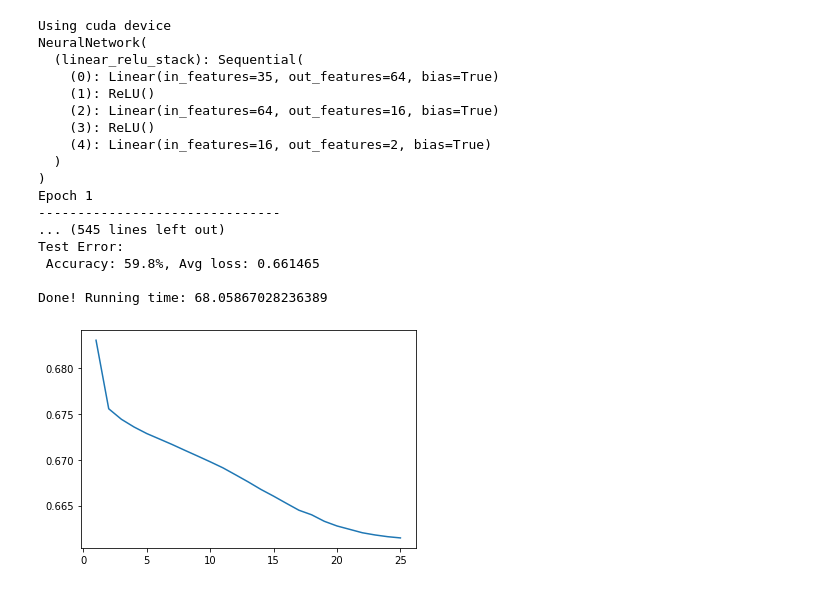
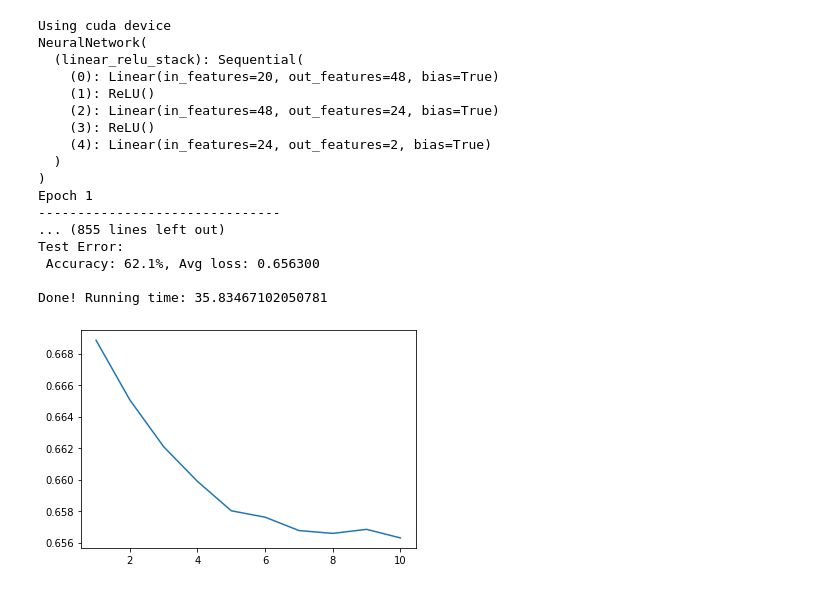
Before and after one commit to Shimin-CUFE/R6S-rankdata-analysis, a Jupyter notebook: data_preview.ipynb, the cells around one changed output. Drawn from its saved outputs; the diff is of its cells as text; code cells hidden in the pictures.

```diff
--- a/data_preview.ipynb
+++ b/data_preview.ipynb
@@ -8,11 +8,12 @@ rankdata_000 = pd.read_csv(
 # %%
 # 初步筛选
 data = rankdata_000.loc[:,
-       ['matchid', 'roundnumber', 'gamemode', 'mapname', 'roundduration', 'skillrank', 'role', 'haswon']]
-data = data.loc[data['role'] == 'Defender']
+       ['matchid', 'roundnumber', 'gamemode', 'mapname', 'roundduration', 'skillrank', 'role', 'haswon', 'operator']]
+# 筛选进攻or防守方
+data = data.loc[data['role'] == 'Attacker']
 # %%
 # 干员转换哑变量
-opdata = pd.get_dummies(rankdata_000['operator'], drop_first=False, prefix='OP')
+opdata = pd.get_dummies(data['operator'], drop_first=False, prefix='OP')
 newdata = pd.merge(data, opdata, left_index=True, right_index=True)
 new_matchid = newdata['matchid'].map(str) + "_" + newdata['roundnumber'].map(str) + "_" + newdata['role'].map(str)
 newdata = newdata.drop(labels=['matchid', 'roundnumber', 'role'], axis=1)
@@ -52,6 +53,6 @@ SCALE = res.shape[0]
 label = np.array(res.loc[:SCALE - 1, :]['haswon'])
 print(label.shape)
 train_data = np.array(
-    res.drop(labels=['newmatchid', 'haswon', 'gamemode', 'mapname', 'roundduration', 'skillrank'], axis=1).loc[:SCALE - 1, :])
+    res.drop(labels=['newmatchid', 'haswon', 'gamemode', 'mapname', 'roundduration', 'skillrank', 'operator'], axis=1).loc[:SCALE - 1, :])
 print(train_data.shape)
 # %% [output]
@@ -85,6 +164,5 @@ print(train_data.shape)
 # %%
 # MLP with PyTorch
-
 import time
 import torch
 from torch import nn
@@ -103,7 +181,7 @@ c = np.column_stack((train_data, label))  # 将y添加到x的最后一列
 np.random.shuffle(c)
 shuffled_data = c[:, :-1]  # 乱序后的x
 shuffled_label = c[:, -1]  # 同等乱序后的y
-SIZE = int(SCALE * 0.6)
+SIZE = int(SCALE * 0.75)
 train_x = shuffled_data[:SIZE]
 test_x = shuffled_data[SIZE:]
 y = []
@@ -135,8 +213,8 @@ class CustomDataset(Dataset):
 
 
 learning_rate = 1e-4
-batch_size = 1024
-epochs = 25
+batch_size = 256
+epochs = 10
 input_dim = train_data.shape[1]
 output_dim = label.shape[1]
 
@@ -150,11 +228,11 @@ class NeuralNetwork(nn.Module):
     def __init__(self):
         super(NeuralNetwork, self).__init__()
         self.linear_relu_stack = nn.Sequential(
-            nn.Linear(input_dim, 64),
+            nn.Linear(input_dim, 48),
             nn.ReLU(),
-            nn.Linear(64, 16),
+            nn.Linear(48, 24),
             nn.ReLU(),
-            nn.Linear(16, output_dim + 1),
+            nn.Linear(24, output_dim + 1),
         )
 
     def forward(self, x):
@@ -196,37 +274,37 @@ def test_loop(dataloader, model, loss_fn):
     return test_loss
 
 
 model = NeuralNetwork().to(torch.device(device))
 print(model)
 loss_fn = nn.CrossEntropyLoss()
 optimizer = torch.optim.Adam(model.parameters(), lr=learning_rate)
 
 test = []
 start_time = time.time()
 for t in range(epochs):
     print(f"Epoch {t + 1}\n-------------------------------")
     train_loop(train_dataloader, model, loss_fn, optimizer)
     test_loss = test_loop(test_dataloader, model, loss_fn)
     test.append(test_loss)
 print("Done! Running time: " + str(time.time() - start_time))
 plt.plot(np.array(list(range(1, epochs + 1))), np.array(test))
 plt.show()
 # %% [output]
 Using cuda device
 NeuralNetwork(
   (linear_relu_stack): Sequential(
-    (0): Linear(in_features=35, out_features=64, bias=True)
+    (0): Linear(in_features=20, out_features=48, bias=True)
     (1): ReLU()
-    (2): Linear(in_features=64, out_features=16, bias=True)
+    (2): Linear(in_features=48, out_features=24, bias=True)
     (3): ReLU()
-    (4): Linear(in_features=16, out_features=2, bias=True)
+    (4): Linear(in_features=24, out_features=2, bias=True)
   )
 )
 Epoch 1
 -------------------------------
-... (545 lines left out)
+... (855 lines left out)
 Test Error:
- Accuracy: 59.8%, Avg loss: 0.661465
+ Accuracy: 62.1%, Avg loss: 0.656300
 
-Done! Running time: 68.05867028236389
+Done! Running time: 35.83467102050781
-[figure, old version]
+[figure, new version]
```
Also changed, not shown: parts of 5 cells of this notebook.
